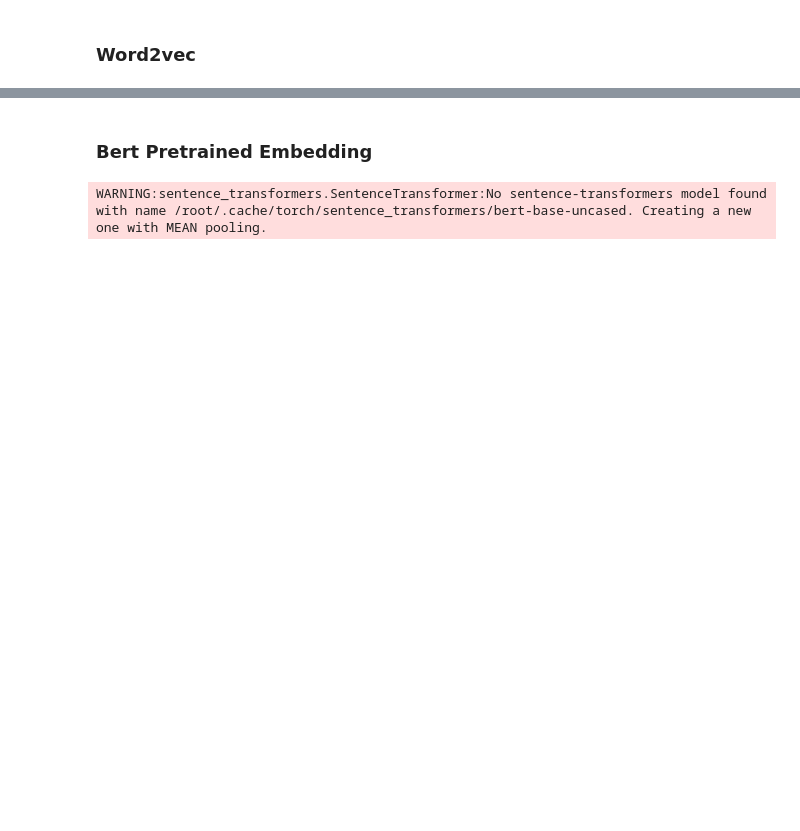
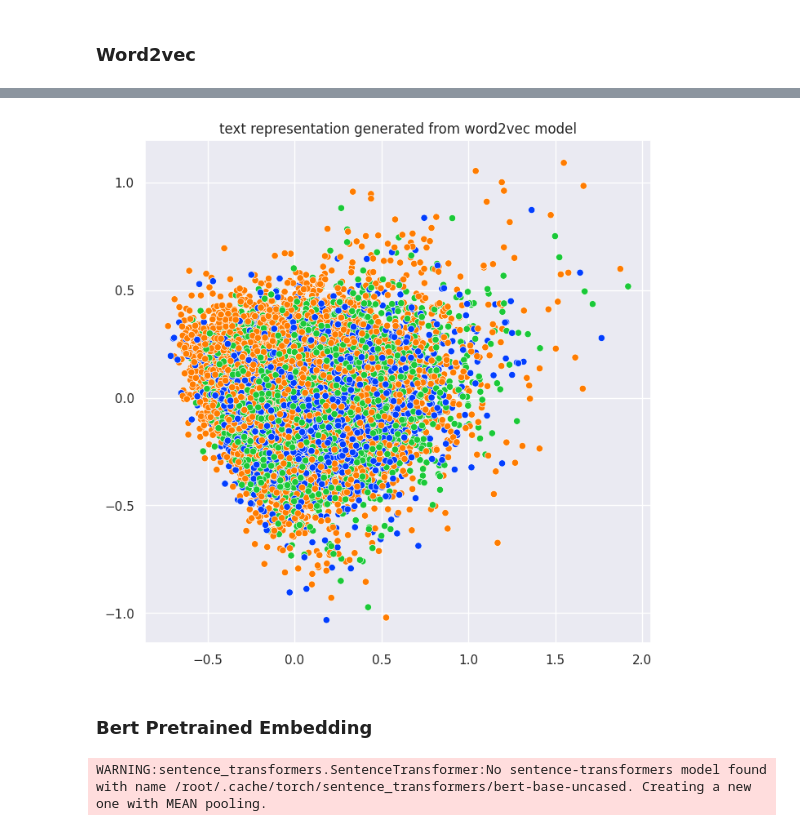
Before and after one commit to mojtabaSefidi/Small-AI-Projects, a Jupyter notebook: Sentiment_Analysis_Using_DeepLearning.ipynb, the cells around one changed output, grey strips where cells are left out. Saved outputs shown, nothing was run; the diff lists cells and outputs as text; code cells hidden in the pictures; blank space fills up the shorter version.

```diff
--- a/Sentiment_Analysis_Using_DeepLearning.ipynb
+++ b/Sentiment_Analysis_Using_DeepLearning.ipynb
@@ -192,0 +247,17 @@ for i, sentence in enumerate(x_train_text):
+# %%
+word2vec_model = gensim.models.KeyedVectors.load_word2vec_format('/content/GoogleNews-vectors-negative300.bin.gz', binary=True)
+# %%
+embedding_matrix_w2v = np.zeros((x_train_text.shape[0],300))
+for i, sentence in enumerate(x_train_text):
+  embedding_vector = np.zeros((1, 300))
+  tokens = sentence.split(' ')
+  length = len(tokens)
+  for token in tokens:
+    try:
+      embedding_vector += word2vec_model[token]
+    except:
+      length -= 1
+  if length>=1:
+    embedding_matrix_w2v[i] = embedding_vector/length
+  else:
+    embedding_matrix_w2v[i] = embedding_vector
@@ -193,3 +266,7 @@ for i, sentence in enumerate(x_train_text):
+# %%
+visulizer(embedding_matrix_w2v, model_name='Word2vec')
+# %% [output]
+[figure, added]
 # %% [markdown]
 ### **Bert Pretrained Embedding**
 # %%
```
Also changed, not shown: parts of 18 cells of this notebook.
